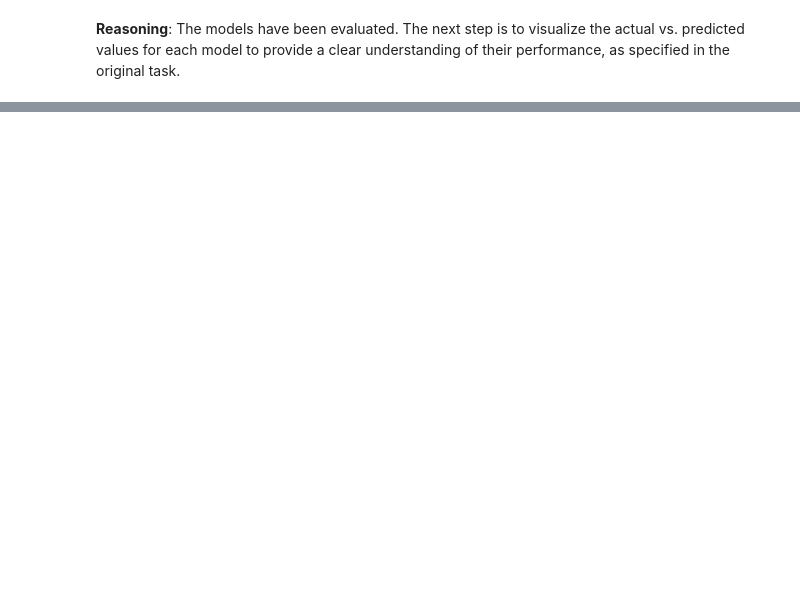
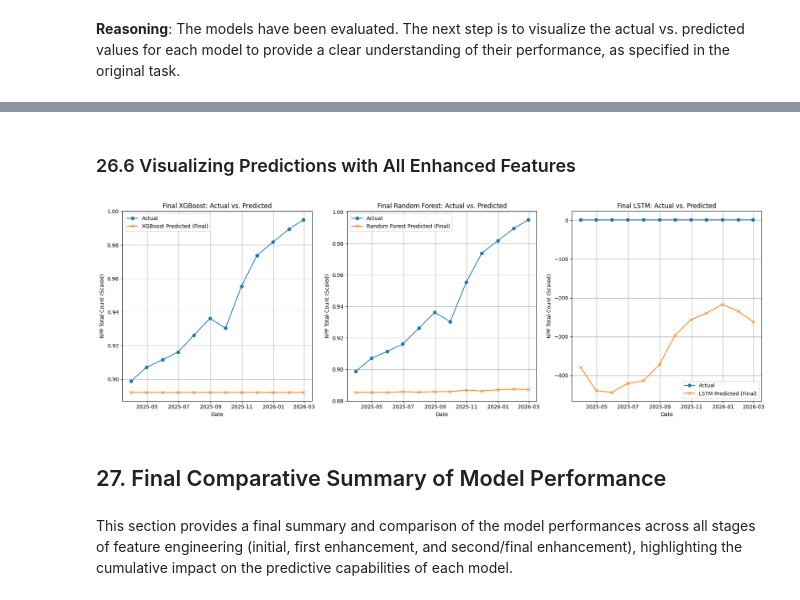
Before and after one commit to varunpkv/RBA-Payment-Trends-Capstone, a Jupyter notebook: RBA_Payment_Trends_Forecasting_and_Shift_Detection.ipynb, the cells around one changed output, grey strips where cells are left out. Cells and saved outputs as stored; diff of their text form; code cells hidden in the pictures; blank space fills up the shorter version.

```diff
--- a/RBA_Payment_Trends_Forecasting_and_Shift_Detection.ipynb
+++ b/RBA_Payment_Trends_Forecasting_and_Shift_Detection.ipynb
@@ -1328,0 +1705,6 @@ While XGBoost and Random Forest showed some ability to follow the general shape
+# %%
+# Re-initialize and re-train the XGBoost Regressor model with all enhanced features
+xgb_model_final = xgb.XGBRegressor(objective='reg:squarederror', n_estimators=100, learning_rate=0.1, random_state=42)
+xgb_model_final.fit(X_train_enh2, y_train_enh2)
+
+print("XGBoost Regressor model re-trained successfully with all enhanced features.")
@@ -1328,0 +1715,6 @@ While XGBoost and Random Forest showed some ability to follow the general shape
+# %%
+# Re-initialize and re-train the Random Forest Regressor model with all enhanced features
+rf_model_final = RandomForestRegressor(n_estimators=100, random_state=42)
+rf_model_final.fit(X_train_enh2, y_train_enh2)
+
+print("Random Forest Regressor model re-trained successfully with all enhanced features.")
@@ -1328,0 +1745,7 @@ While XGBoost and Random Forest showed some ability to follow the general shape
+# %%
+# Make predictions on the test set with the final models
+xgb_predictions_final = xgb_model_final.predict(X_test_enh2)
+rf_predictions_final = rf_model_final.predict(X_test_enh2)
+lstm_predictions_final = lstm_model_final.predict(X_test_lstm_enh2)
+
+print("Predictions generated for final XGBoost, Random Forest, and LSTM models.")
@@ -1328,0 +1811,43 @@ While XGBoost and Random Forest showed some ability to follow the general shape
+# %% [markdown]
+### 26.6 Visualizing Predictions with All Enhanced Features
+# %%
+plt.figure(figsize=(18, 6))
+
+# Plot Actual vs. Predicted for Final XGBoost
+plt.subplot(1, 3, 1)
+plt.plot(y_test_enh2.index, y_test_enh2, label='Actual', marker='o')
+plt.plot(y_test_enh2.index, xgb_predictions_final, label='XGBoost Predicted (Final)', marker='x')
+plt.title('Final XGBoost: Actual vs. Predicted')
+plt.xlabel('Date')
+plt.ylabel('NPP Total Count (Scaled)')
+plt.legend()
+plt.grid(True)
+
+# Plot Actual vs. Predicted for Final Random Forest
+plt.subplot(1, 3, 2)
+plt.plot(y_test_enh2.index, y_test_enh2, label='Actual', marker='o')
+plt.plot(y_test_enh2.index, rf_predictions_final, label='Random Forest Predicted (Final)', marker='x')
+plt.title('Final Random Forest: Actual vs. Predicted')
+plt.xlabel('Date')
+plt.ylabel('NPP Total Count (Scaled)')
+plt.legend()
+plt.grid(True)
+
+# Plot Actual vs. Predicted for Final LSTM
+plt.subplot(1, 3, 3)
+plt.plot(y_test_enh2.index, y_test_enh2, label='Actual', marker='o')
+plt.plot(y_test_enh2.index, lstm_predictions_final, label='LSTM Predicted (Final)', marker='x')
+plt.title('Final LSTM: Actual vs. Predicted')
+plt.xlabel('Date')
+plt.ylabel('NPP Total Count (Scaled)')
+plt.legend()
+plt.grid(True)
+
+plt.tight_layout()
+plt.show()
+# %% [output]
+[figure, added]
+# %% [markdown]
+## 27. Final Comparative Summary of Model Performance
+# %% [markdown]
+This section provides a final summary and comparison of the model performances across all stages of feature engineering (initial, first enhancement, and second/final enhancement), highlighting the cumulative impact on the predictive capabilities of each model.
```
Also changed, not shown: parts of 175 cells of this notebook.
